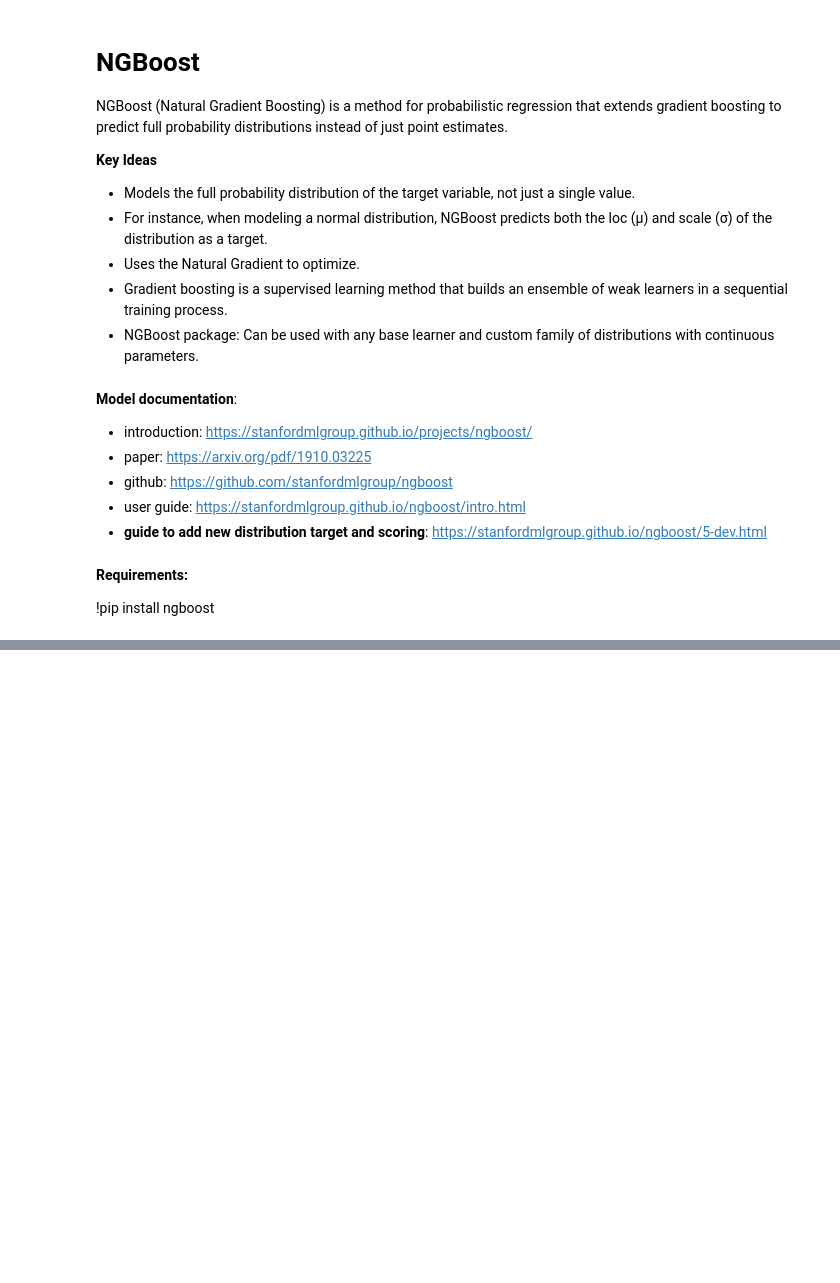
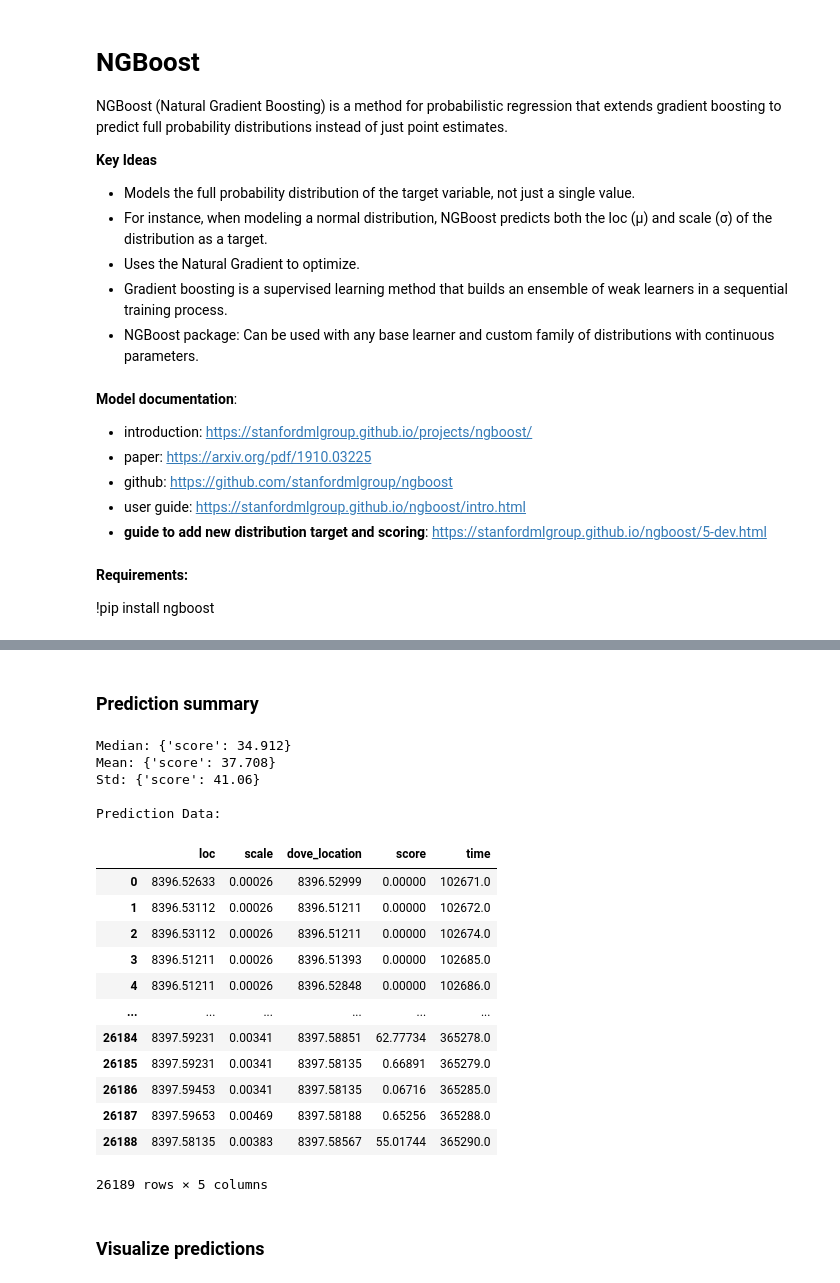
Before and after one commit to microprediction/birdgame, a Jupyter notebook: birdgame/examples/quickstarters/ngboost.ipynb, the cells around one changed output, grey strips where cells are left out. Cells and saved outputs as stored; diff of their text form; code cells hidden in the pictures; blank space fills up the shorter version.

```diff
--- a/birdgame/examples/quickstarters/ngboost.ipynb
+++ b/birdgame/examples/quickstarters/ngboost.ipynb
@@ -326,31 +234,0 @@ def infer(
-# %%
-def compute_pdf_score(past_pdf, observed_dove_location):
-    """ Compute weighted PDF score of a normal distribution """
-    weighted_pdf_score = 0
-    highest_weight = 0
-    stored_prediction = None
-
-    for component in past_pdf.get('components', []):
-        density = component['density']
-        loc, scale, weight = density['params']['loc'], density['params']['scale'], component['weight']
-
-        # Compute PDF score (Gaussian)
-        pdf_score = (1 / (math.sqrt(2 * math.pi * scale**2))) * \
-                    math.exp(-((observed_dove_location - loc) ** 2) / (2 * scale**2))
-
-        weighted_pdf_score += weight * pdf_score
-
-        # Store prediction with highest weight
-        if weight > highest_weight:
-            stored_prediction = (loc, scale, observed_dove_location, pdf_score)
-            highest_weight = weight
-
-    return round(weighted_pdf_score, 3), stored_prediction
-
-
-def find_past_pdf(pdf_history, current_time, horizon):
-    """ Function to find the most recent valid past prediction """
-    for past_time, p_pdf in reversed(pdf_history):
-        if past_time < current_time - horizon:
-            return p_pdf
-    return None  # No valid past prediction
@@ -519,3 +322,30 @@ def plot_dove_predictions(store_pred, start_ind=1000, window_size=200, max_pdf_s
+# %% [markdown]
+### Prediction summary
+# %%
+skip_length = 500
+# Display scores and predictions (skipping first 500 values -> skip warmup of model)
+stats_summary, pred_summary = summarize_predictions(score_history, store_pred, skip_length=500)
+# %% [output]
+Median: {'score': 34.912}
+Mean: {'score': 37.708}
+Std: {'score': 41.06}
+
+Prediction Data:
+|  | loc | scale | dove_location | score | time |
+| 0 | 8396.52633 | 0.00026 | 8396.52999 | 0.00000 | 102671.0 |
+| 1 | 8396.53112 | 0.00026 | 8396.51211 | 0.00000 | 102672.0 |
+| 2 | 8396.53112 | 0.00026 | 8396.51211 | 0.00000 | 102674.0 |
+| 3 | 8396.51211 | 0.00026 | 8396.51393 | 0.00000 | 102685.0 |
+| 4 | 8396.51211 | 0.00026 | 8396.52848 | 0.00000 | 102686.0 |
+| ... | ... | ... | ... | ... | ... |
+| 26184 | 8397.59231 | 0.00341 | 8397.58851 | 62.77734 | 365278.0 |
+| 26185 | 8397.59231 | 0.00341 | 8397.58135 | 0.66891 | 365279.0 |
+| 26186 | 8397.59453 | 0.00341 | 8397.58135 | 0.06716 | 365285.0 |
+| 26187 | 8397.59653 | 0.00469 | 8397.58188 | 0.65256 | 365288.0 |
+| 26188 | 8397.58135 | 0.00383 | 8397.58567 | 55.01744 | 365290.0 |
+26189 rows × 5 columns
+# %% [markdown]
+### Visualize predictions
 # %%
 start_ind=1000
 window_size=200
```
Also changed, not shown: parts of 14 cells of this notebook, 16 other files.
